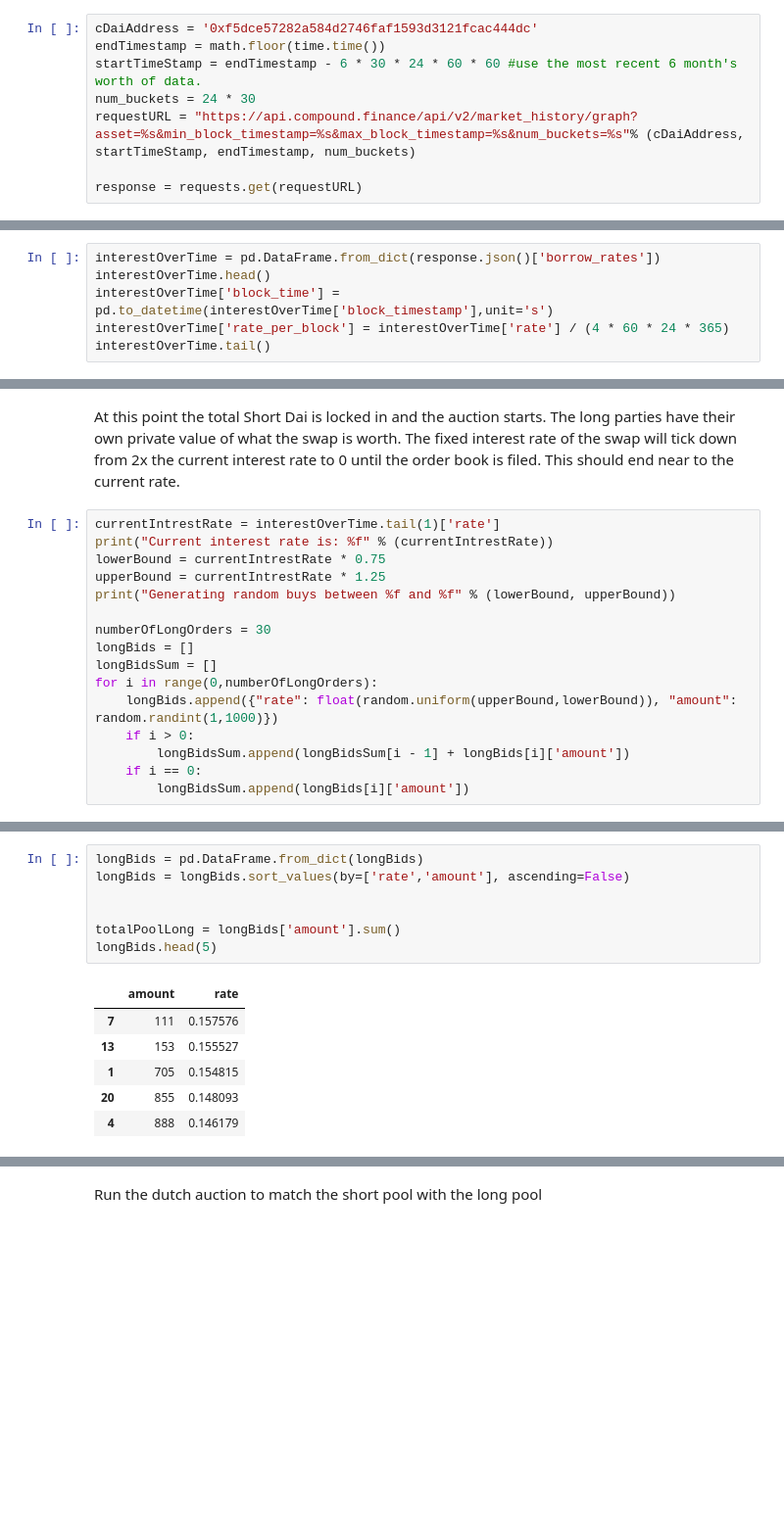
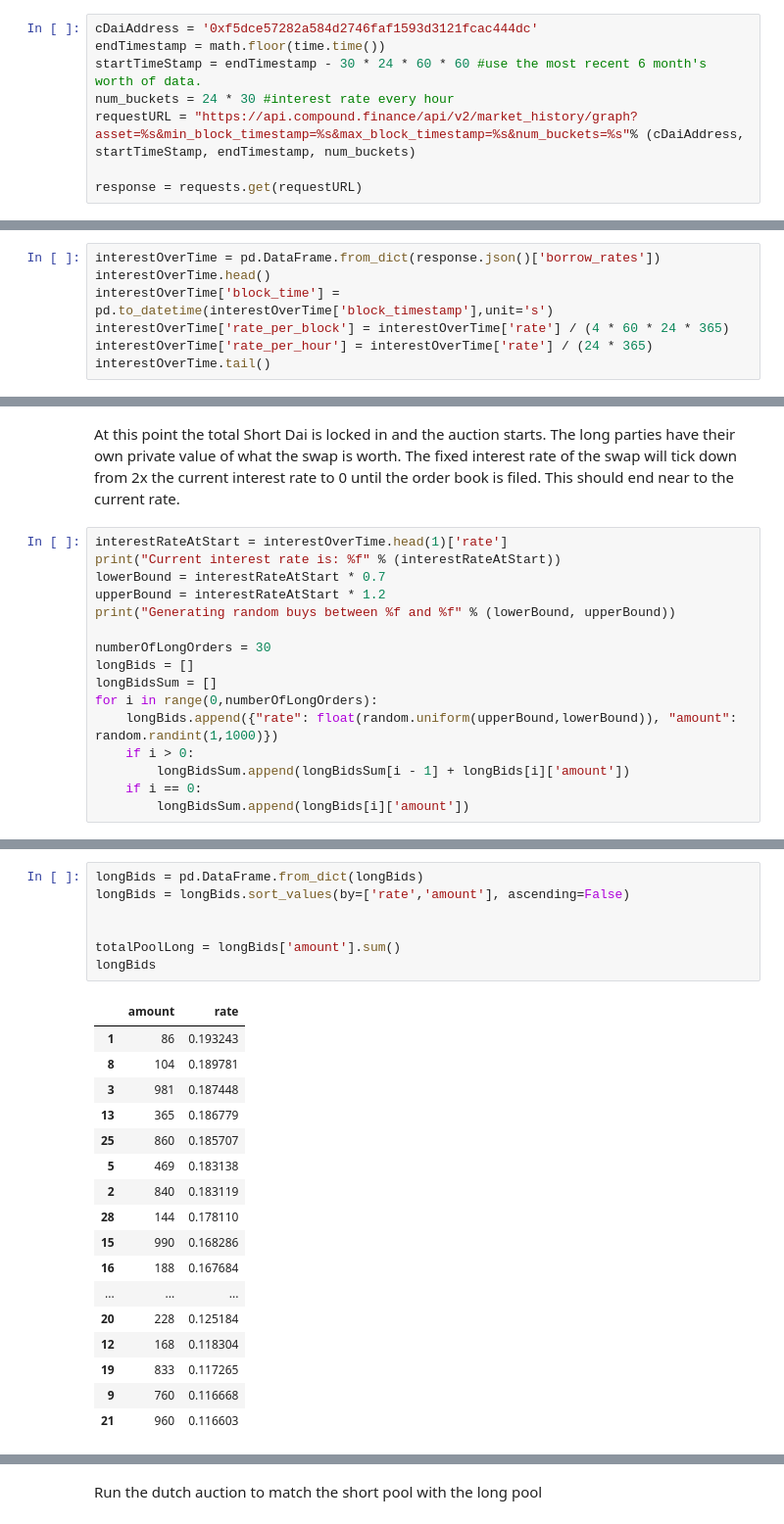
Before and after one commit to NeapolitanSwaps/SwapModelSimulations, a Jupyter notebook: Dutch Auction.ipynb, the cells around one changed output, grey strips where cells are left out. Shown at 98% size. Saved outputs shown, nothing was run; the diff lists cells and outputs as text; blank space fills up the shorter version.

Commit message:
Added long and short calculations

```diff
--- a/Dutch Auction.ipynb
+++ b/Dutch Auction.ipynb
@@ -18,8 +19,8 @@ Request Data from Compound.finance API
 # %%
 cDaiAddress = '0xf5dce57282a584d2746faf1593d3121fcac444dc'
 endTimestamp = math.floor(time.time())
-startTimeStamp = endTimestamp - 6 * 30 * 24 * 60 * 60 #use the most recent 6 month's worth of data.
-num_buckets = 24 * 30
+startTimeStamp = endTimestamp - 30 * 24 * 60 * 60 #use the most recent 6 month's worth of data.
+num_buckets = 24 * 30 #interest rate every hour
 requestURL = "https://api.compound.finance/api/v2/market_history/graph?asset=%s&min_block_timestamp=%s&max_block_timestamp=%s&num_buckets=%s"% (cDaiAddress, startTimeStamp, endTimestamp, num_buckets)
 
 response = requests.get(requestURL)
@@ -30,5 +31,6 @@ interestOverTime = pd.DataFrame.from_dict(response.json()['borrow_rates'])
 interestOverTime.head()
 interestOverTime['block_time'] = pd.to_datetime(interestOverTime['block_timestamp'],unit='s')
 interestOverTime['rate_per_block'] = interestOverTime['rate'] / (4 * 60 * 24 * 365)
+interestOverTime['rate_per_hour'] = interestOverTime['rate'] / (24 * 365)
 interestOverTime.tail()
 # %% [output]
@@ -100,10 +100,10 @@ figure.show()
 # %% [markdown]
 At this point the total Short Dai is locked in and the auction starts. The long parties have their own private value of what the swap is worth. The fixed interest rate of the swap will tick down from 2x the current interest rate to 0 until the order book is filed. This should end near to the current rate.
 # %%
-currentIntrestRate = interestOverTime.tail(1)['rate']
-print("Current interest rate is: %f" % (currentIntrestRate))
-lowerBound = currentIntrestRate * 0.75
-upperBound = currentIntrestRate * 1.25
+interestRateAtStart = interestOverTime.head(1)['rate']
+print("Current interest rate is: %f" % (interestRateAtStart))
+lowerBound = interestRateAtStart * 0.7
+upperBound = interestRateAtStart * 1.2
 print("Generating random buys between %f and %f" % (lowerBound, upperBound))
 
 numberOfLongOrders = 30
@@ -121,17 +121,28 @@ Generating random buys between 0.096953 and 0.161588
 # %%
 longBids = pd.DataFrame.from_dict(longBids)
 longBids = longBids.sort_values(by=['rate','amount'], ascending=False)
 
 
 totalPoolLong = longBids['amount'].sum()
-longBids.head(5)
+longBids
 # %% [output]
 |  | amount | rate |
-| 7 | 111 | 0.157576 |
-| 13 | 153 | 0.155527 |
-| 1 | 705 | 0.154815 |
-| 20 | 855 | 0.148093 |
-| 4 | 888 | 0.146179 |
+| 1 | 86 | 0.193243 |
+| 8 | 104 | 0.189781 |
+| 3 | 981 | 0.187448 |
+| 13 | 365 | 0.186779 |
+| 25 | 860 | 0.185707 |
+| 5 | 469 | 0.183138 |
+| 2 | 840 | 0.183119 |
+| 28 | 144 | 0.178110 |
+| 15 | 990 | 0.168286 |
+| 16 | 188 | 0.167684 |
+| ... | ... | ... |
+| 20 | 228 | 0.125184 |
+| 12 | 168 | 0.118304 |
+| 19 | 833 | 0.117265 |
+| 9 | 760 | 0.116668 |
+| 21 | 960 | 0.116603 |
 # %%
 figure = go.Figure(data=[go.Scatter(
         x=longBids['rate'],
```
Also changed, not shown: parts of 16 cells of this notebook.
